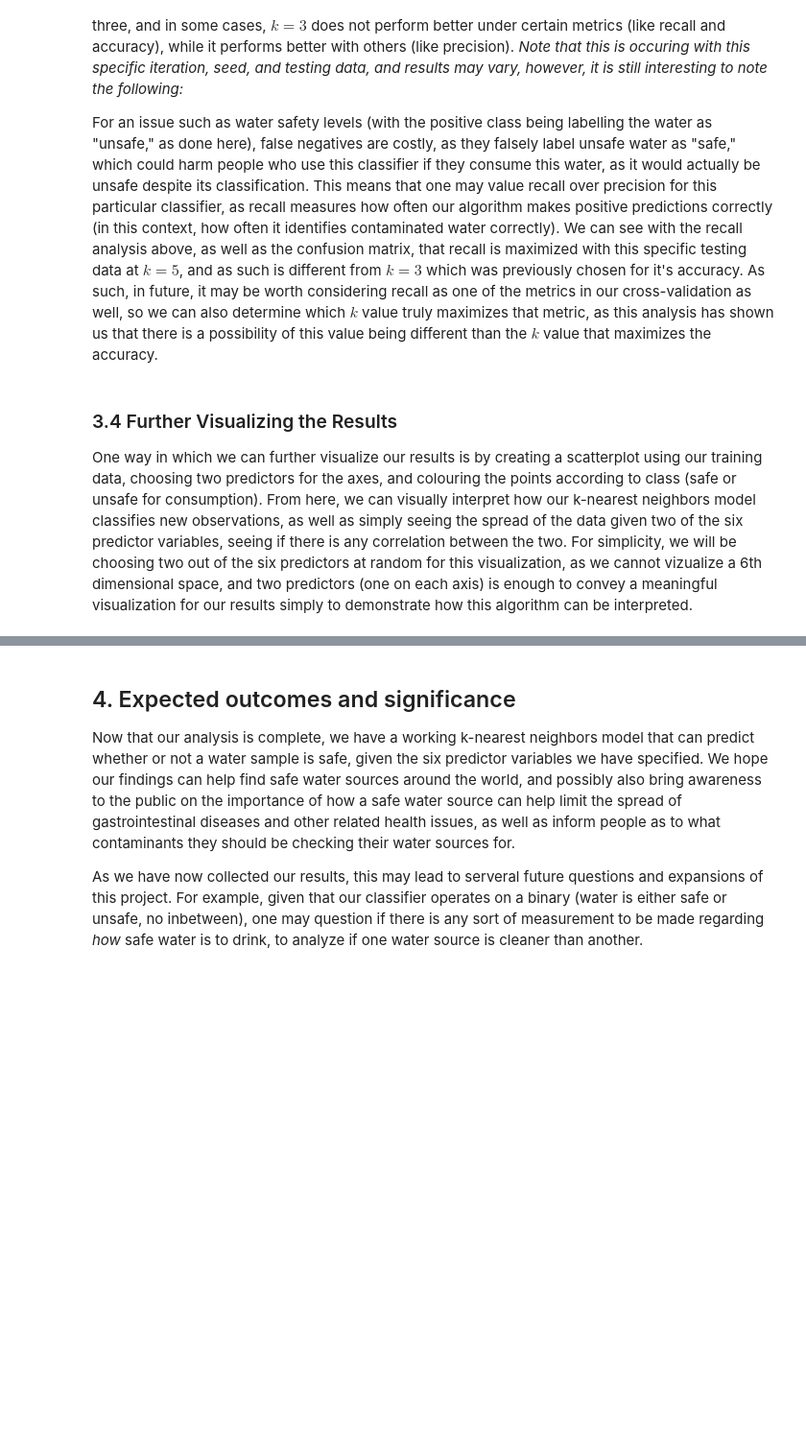
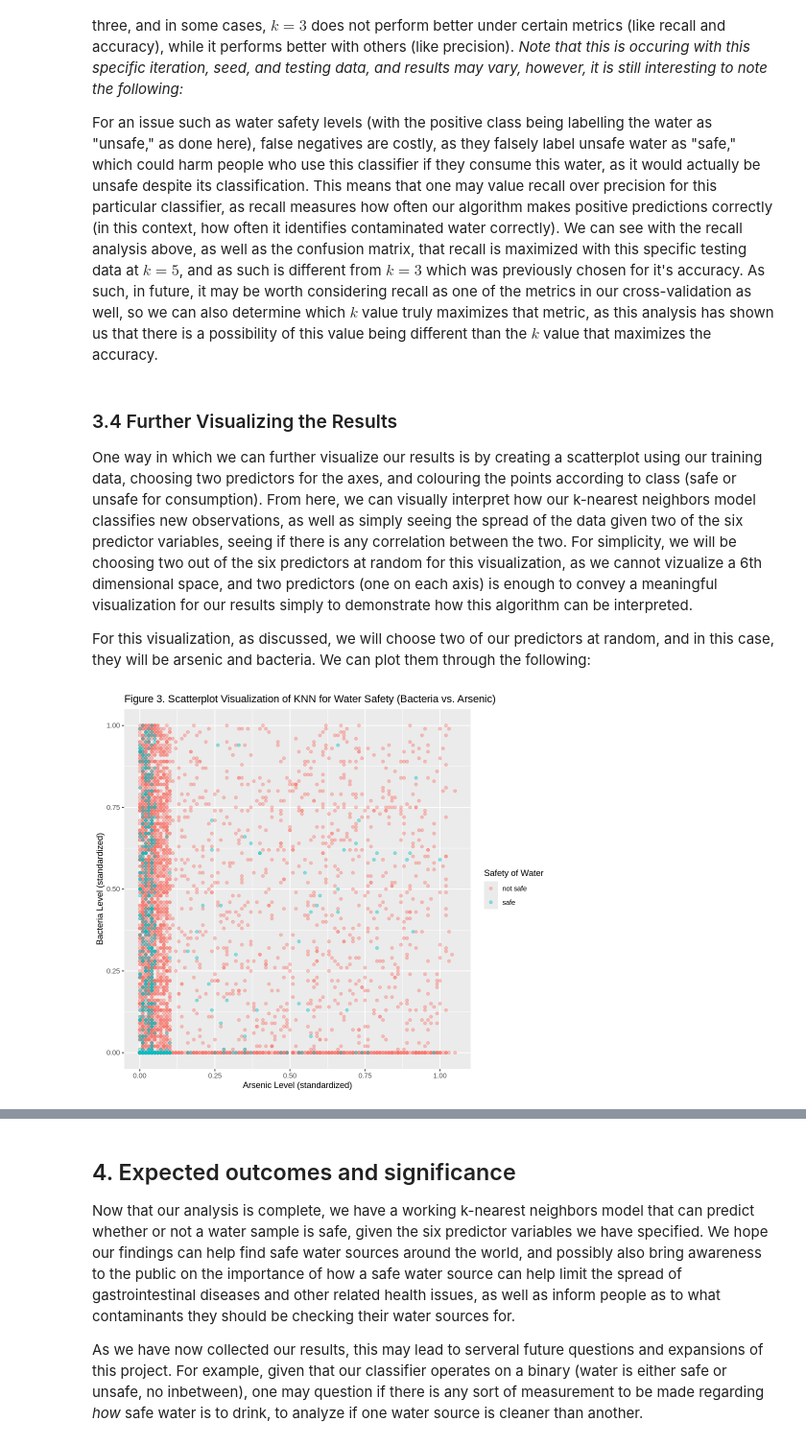
Before and after one commit to zayan-sheikh/DSCI-G13-Project, a Jupyter notebook: proj.ipynb, the cells around one changed output, grey strips where cells are left out. Shown at 96% size. Cells and saved outputs as stored; diff of their text form; code cells hidden in the pictures; blank space fills up the shorter version.

```diff
--- a/proj.ipynb
+++ b/proj.ipynb
@@ -503,3 +503,15 @@ For an issue such as water safety levels (with the positive class being labellin
 # %% [markdown]
 ### 3.4 Further Visualizing the Results <a id="vr"></a>
 One way in which we can further visualize our results is by creating a scatterplot using our training data, choosing two predictors for the axes, and colouring the points according to class (safe or unsafe for consumption). From here, we can visually interpret how our k-nearest neighbors model classifies new observations, as well as simply seeing the spread of the data given two of the six predictor variables, seeing if there is any correlation between the two. For simplicity, we will be choosing two out of the six predictors at random for this visualization, as we cannot vizualize a 6th dimensional space, and two predictors (one on each axis) is enough to convey a meaningful visualization for our results simply to demonstrate how this algorithm can be interpreted.
+
+For this visualization, as discussed, we will choose two of our predictors at random, and in this case, they will be arsenic and bacteria. We can plot them through the following:
+# %%
+#Plotting the data
+water_viz <- water_train |> ggplot(aes(x=arsenic, y=bacteria)) +
+                            geom_point(aes(color=is_safe), alpha=0.4) +
+                            labs(x="Arsenic Level (standardized)", y="Bacteria Level (standardized)", color="Safety of Water") +
+                            ggtitle("Figure 3. Scatterplot Visualization of KNN for Water Safety (Bacteria vs. Arsenic)")
+
+water_viz
+# %% [output]
+[figure, added]
```
Also changed, not shown: parts of 3 cells of this notebook.
